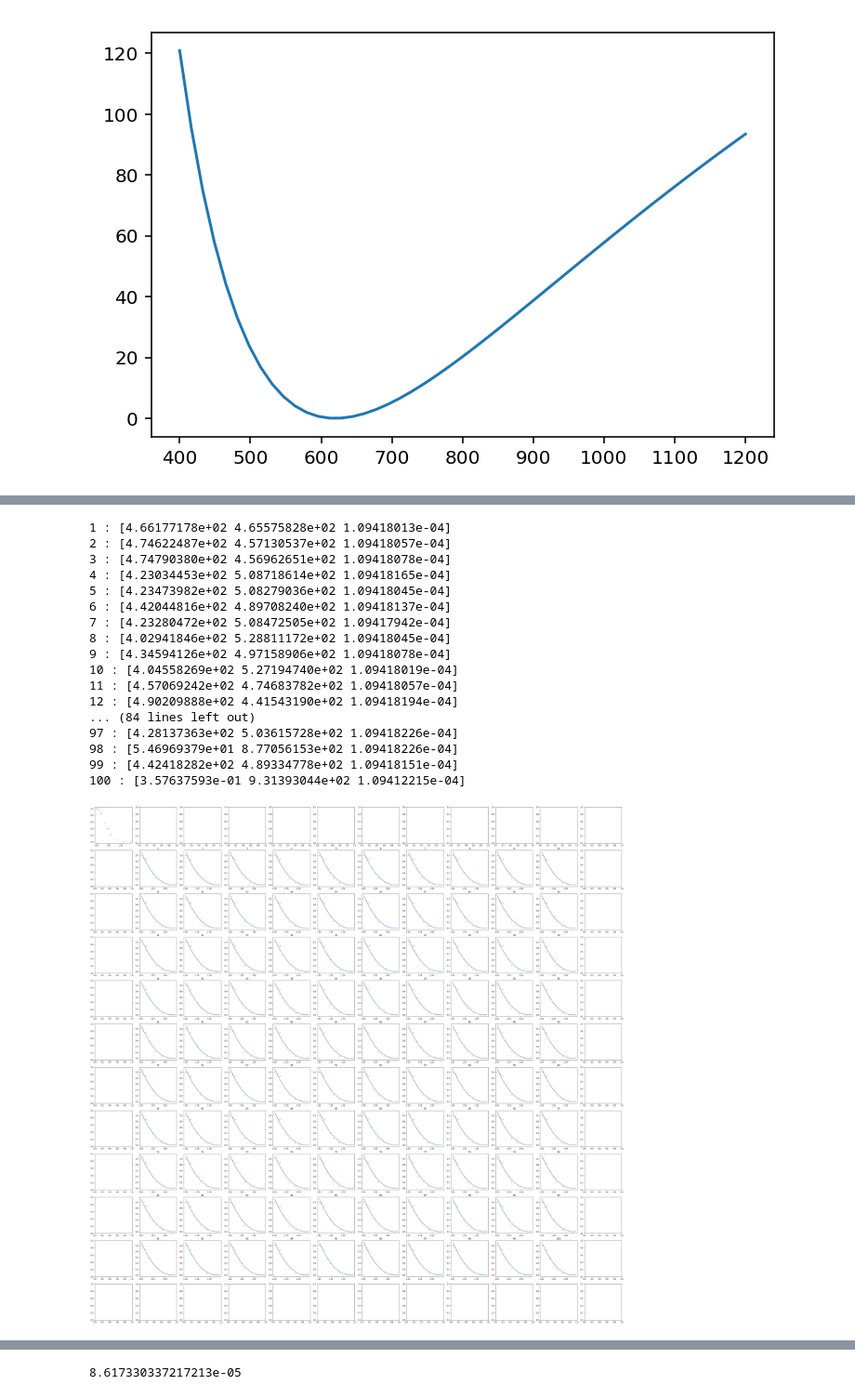
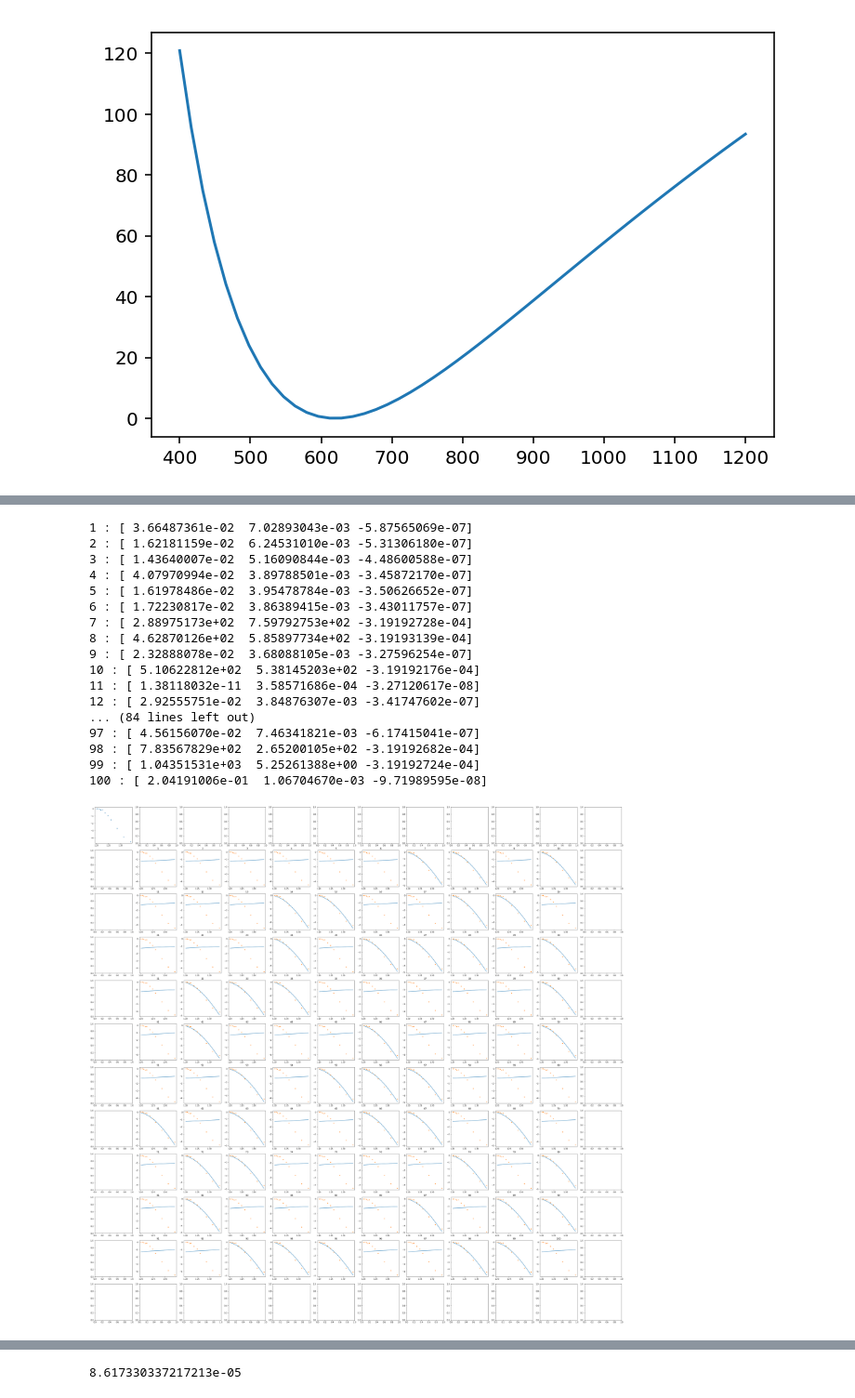
Before and after one commit to qwretz/fpraktikum, a Jupyter notebook: Energy Gap/EnergyGaps.ipynb, the cells around one changed output, grey strips where cells are left out. Shown at 93% size. Drawn from its saved outputs; the diff is of its cells as text; code cells hidden in the pictures.

```diff
--- a/Energy Gap/EnergyGaps.ipynb
+++ b/Energy Gap/EnergyGaps.ipynb
@@ -146,8 +147,10 @@ ax.legend()
 # %%
 def indFit(wl,Eg,Ep,A,T=300):
+    wl=np.array(wl)
     wl=wl*1e-9
     h_nu= c.h*c.c /wl /c.e
-    return A *((h_nu - Eg + Ep)**2/ ( np.exp(Ep/c.Boltzmann/c.e / T) -1) + (h_nu - Eg - Ep)**2/ ( 1- np.exp(-Ep/c.Boltzmann/c.e / T) ))
+    #h_nu=wl
+    return A *((h_nu - Eg + Ep)**2/ ( np.exp(Ep/(c.Boltzmann/c.e) / T) -1) + (h_nu - Eg - Ep)**2/ ( 1- np.exp(-Ep/(c.Boltzmann/c.e) / T) ))
 # %%
 #popt,pcov=cf(ind Fit)
 
@@ -163,7 +166,8 @@ data=pd.read_table("Data/Rechts.txt",skiprows=2)
 wavelen=np.array(data.values[:,0])
 intens=np.array(data.values[:,1])
 wavelen=adjustLambda(wavelen)
-temp=np.argmax(intens)+5
+temp=np.argmax(intens)
+#temp=len(intens)
 xmin=28
 intens=intens[xmin:temp]
 intens=intens/np.max(intens)
@@ -177,7 +181,7 @@ fig,ax=plt.subplots()
 ax.plot(energy,intens,".")
 fig,ax=plt.subplots(nrows=12,ncols=12,figsize=(50,50))
 ax[0,0].plot(energy,intens,".")
-Eg=np.linspace(1e-2,1e2,11)
+Eg=np.linspace(1e-10,1e10,11)
 Ef=Eg
 counter=0
 xcounter=0
@@ -189,7 +193,7 @@ for x in Eg:
     for y in Ef:
         try:
             counter=counter+1
-            popt,pcov=curce_fit(indFit,energy,intens,p0=(x,y,1),maxfev=10000,bounds=([0,0,-np.inf],[np.inf,np.inf,np.inf]) )
+            popt,pcov=curce_fit(indFit,wavelen,intens,p0=(x,y,1),maxfev=10000,bounds=([0,0,-np.inf],[np.inf,np.inf,np.inf]) )
             #if(popt[0]>popt[1]):
             print(counter,":",popt)
             ycounter=ycounter+1
@@ -222,7 +225,7 @@ for x in Eg:
 def indFit(wl,Eg,Ep,A,T=77):
     wl=wl*1e-9
     h_nu= c.h*c.c /wl /c.e
-    return A *((h_nu - Eg + Ep)**2/ ( np.exp(Ep/c.Boltzmann/c.e / T) -1) + (h_nu - Eg - Ep)**2/ ( 1- np.exp(-Ep/c.Boltzmann/c.e / T) ))
+    return A *((h_nu - Eg + Ep)**2/ ( np.exp(Ep/(c.Boltzmann/c.e) / T) -1) + (h_nu - Eg - Ep)**2/ ( 1- np.exp(-Ep/(c.Boltzmann/c.e) / T) ))
 # %%
 data=pd.read_table("Data/RechtsN2.txt",skiprows=2)
 wavelen=np.array(data.values[:,0])
@@ -232,48 +235,50 @@ temp=np.argmax(intens)
 xmin=26
 intens=intens[xmin:temp]
 intens=intens/np.max(intens)
-#intens=np.log(intens)
+intens=np.log(intens)
 wavelen=wavelen[xmin:temp]
 energy=wavelen_in_Energy(wavelen)
 fig,ax=plt.subplots(nrows=12,ncols=12,figsize=(50,50))
 ax[0,0].plot(energy,intens,".")
 Eg=np.linspace(1e-2,1e2,10)
 Ef=Eg
 counter=0
 xcounter=0
 ycounter=0
+poptsum=[]
 xaxis=np.linspace(min(energy),max(energy))
 for x in Eg:
     xcounter=xcounter+1
     ycounter=0
     for y in Ef:
         try:
 
             popt,pcov=curce_fit(indFit,energy,intens,p0=(x,y,1),maxfev=10000,bounds=([0,0,-np.inf],[np.inf,np.inf,np.inf]))
+            poptsum.append(popt)
             counter=counter+1
             print(counter,":",popt)
             ycounter=ycounter+1
             ax[xcounter,ycounter].plot(xaxis,indFit(xaxis,*popt))
             ax[xcounter,ycounter].plot(energy,intens,".")
             ax[xcounter,ycounter].set_title(counter)
         except RuntimeError:
             print("nothing")
 # %% [output]
-1 : [4.66177178e+02 4.65575828e+02 1.09418013e-04]
-2 : [4.74622487e+02 4.57130537e+02 1.09418057e-04]
-3 : [4.74790380e+02 4.56962651e+02 1.09418078e-04]
-4 : [4.23034453e+02 5.08718614e+02 1.09418165e-04]
-5 : [4.23473982e+02 5.08279036e+02 1.09418045e-04]
-6 : [4.42044816e+02 4.89708240e+02 1.09418137e-04]
-7 : [4.23280472e+02 5.08472505e+02 1.09417942e-04]
-8 : [4.02941846e+02 5.28811172e+02 1.09418045e-04]
-9 : [4.34594126e+02 4.97158906e+02 1.09418078e-04]
-10 : [4.04558269e+02 5.27194740e+02 1.09418019e-04]
-11 : [4.57069242e+02 4.74683782e+02 1.09418057e-04]
-12 : [4.90209888e+02 4.41543190e+02 1.09418194e-04]
+1 : [ 3.66487361e-02  7.02893043e-03 -5.87565069e-07]
+2 : [ 1.62181159e-02  6.24531010e-03 -5.31306180e-07]
+3 : [ 1.43640007e-02  5.16090844e-03 -4.48600588e-07]
+4 : [ 4.07970994e-02  3.89788501e-03 -3.45872170e-07]
+5 : [ 1.61978486e-02  3.95478784e-03 -3.50626652e-07]
+6 : [ 1.72230817e-02  3.86389415e-03 -3.43011757e-07]
+7 : [ 2.88975173e+02  7.59792753e+02 -3.19192728e-04]
+8 : [ 4.62870126e+02  5.85897734e+02 -3.19193139e-04]
+9 : [ 2.32888078e-02  3.68088105e-03 -3.27596254e-07]
+10 : [ 5.10622812e+02  5.38145203e+02 -3.19192176e-04]
+11 : [ 1.38118032e-11  3.58571686e-04 -3.27120617e-08]
+12 : [ 2.92555751e-02  3.84876307e-03 -3.41747602e-07]
 ... (84 lines left out)
-97 : [4.28137363e+02 5.03615728e+02 1.09418226e-04]
-98 : [5.46969379e+01 8.77056153e+02 1.09418226e-04]
-99 : [4.42418282e+02 4.89334778e+02 1.09418151e-04]
-100 : [3.57637593e-01 9.31393044e+02 1.09412215e-04]
+97 : [ 4.56156070e-02  7.46341821e-03 -6.17415041e-07]
+98 : [ 7.83567829e+02  2.65200105e+02 -3.19192682e-04]
+99 : [ 1.04351531e+03  5.25261388e+00 -3.19192724e-04]
+100 : [ 2.04191006e-01  1.06704670e-03 -9.71989595e-08]
-[figure, old version]
+[figure, new version]
```
Also changed, not shown: parts of 5 cells of this notebook.
